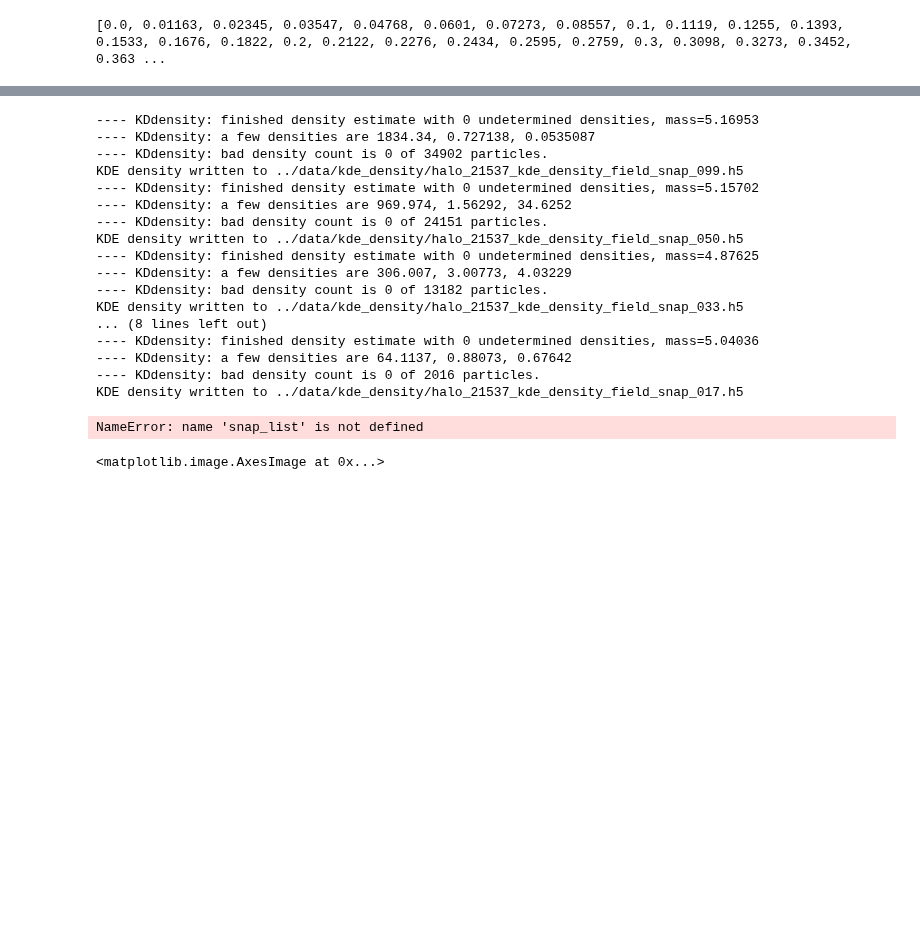
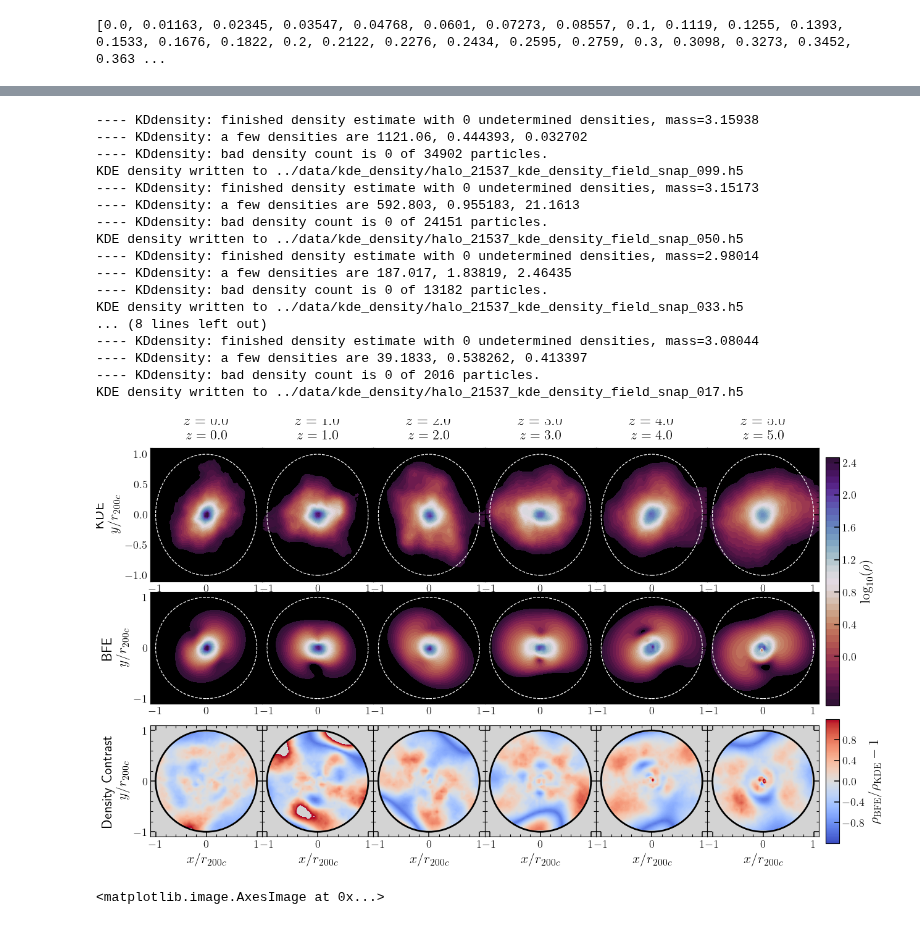
Before and after one commit to jngaravitoc/Illustris-BFE, a Jupyter notebook: notebooks/example_halo_21537.ipynb, the cells around one changed output, grey strips where cells are left out. Drawn from its saved outputs; the diff is of its cells as text; code cells hidden in the pictures; blank space fills up the shorter version.

```diff
--- a/notebooks/example_halo_21537.ipynb
+++ b/notebooks/example_halo_21537.ipynb
@@ -474,10 +323,12 @@ Fields written to ../data/bfe_density/halo_21537_bfe_density_16_08_snap_017.h5
 # %%
+import os
 from compute_fields import compute_kde_density
 import data_ios
 from field_io import write_kde_density
 dbins = np.linspace(-1.1, 1.1, 50)
 grid_arrays = np.meshgrid(dbins, dbins, dbins, indexing="ij")
 grid = np.stack(grid_arrays)
+snap_basename = "galaxies_halo_{subfind_id}_tng50-3-dark_{snap:03d}.hdf5"
 
 
 sim = "tng35-3-dark"
@@ -496,26 +347,26 @@ for s in snap_list[:6]:
 
     halo_data = {
         'pos': coords / R200c_halo[s],
-        'mass': masses / (4*np.pi*rho200c_halo[s] * R200c_halo[s]**3),
+        'mass': masses / (rho200c_halo[s] * R200c_halo[s]**3),
     }
     kde_density_field = compute_kde_density(halo_data['pos'], halo_data['mass'], grid)
     write_kde_density(kde_density_field, "../data/kde_density/halo_{}_kde_density_field_snap_{:03d}.h5".format(21537, s), (50, 50, 50), input_snap, Ndens=64)
 # %% [output]
----- KDdensity: finished density estimate with 0 undetermined densities, mass=5.16953
----- KDdensity: a few densities are 1834.34, 0.727138, 0.0535087
+---- KDdensity: finished density estimate with 0 undetermined densities, mass=3.15938
+---- KDdensity: a few densities are 1121.06, 0.444393, 0.032702
 ---- KDdensity: bad density count is 0 of 34902 particles.
 KDE density written to ../data/kde_density/halo_21537_kde_density_field_snap_099.h5
----- KDdensity: finished density estimate with 0 undetermined densities, mass=5.15702
----- KDdensity: a few densities are 969.974, 1.56292, 34.6252
+---- KDdensity: finished density estimate with 0 undetermined densities, mass=3.15173
+---- KDdensity: a few densities are 592.803, 0.955183, 21.1613
 ---- KDdensity: bad density count is 0 of 24151 particles.
 KDE density written to ../data/kde_density/halo_21537_kde_density_field_snap_050.h5
----- KDdensity: finished density estimate with 0 undetermined densities, mass=4.87625
----- KDdensity: a few densities are 306.007, 3.00773, 4.03229
+---- KDdensity: finished density estimate with 0 undetermined densities, mass=2.98014
+---- KDdensity: a few densities are 187.017, 1.83819, 2.46435
 ---- KDdensity: bad density count is 0 of 13182 particles.
 KDE density written to ../data/kde_density/halo_21537_kde_density_field_snap_033.h5
 ... (8 lines left out)
----- KDdensity: finished density estimate with 0 undetermined densities, mass=5.04036
----- KDdensity: a few densities are 64.1137, 0.88073, 0.67642
+---- KDdensity: finished density estimate with 0 undetermined densities, mass=3.08044
+---- KDdensity: a few densities are 39.1833, 0.538262, 0.413397
 ---- KDdensity: bad density count is 0 of 2016 particles.
 KDE density written to ../data/kde_density/halo_21537_kde_density_field_snap_017.h5
 # %%
@@ -590,8 +441,8 @@ rho_levels = np.linspace(-0.6, rho_vmax, 40)
 log_res_levels = np.linspace(-1.2, 1.2, 100)  # Extended range for better color spread
 log_res_ticks = np.array([-0.8, -0.4, 0, 0.4, 0.8])  # Discrete tick positions
 
-# Create figure with gridspec for zero spacing
-fig = plt.figure(figsize=(2.4 * len(snap_list[:6]), 2.8 * 3))
+# Create figure with gridspec for square panels
+fig = plt.figure(figsize=(2.8 * len(snap_list[:6]), 2.8 * 3))
 gs = gridspec.GridSpec(3, len(snap_list[:6]), figure=fig,
                        height_ratios=[1, 1, 1],
                        hspace=0.0, wspace=0.0)
@@ -614,7 +465,9 @@ for j, (s, kde_log, bfe_log, log_res) in enumerate(plot_data):
 # Make each panel square and hide y-axis numbers for non-first-column subplots
 for i, ax_row in enumerate(axs):
     for j, ax in enumerate(ax_row):
-        ax.set_aspect("equal", adjustable="box")
+        ax.set_box_aspect(1)
+        ax.set_xlim(-1.1, 1.1)
+        ax.set_ylim(-1.1, 1.1)
         # Add black background to density plot rows (rows 0 and 1)
         if i < 2:
             ax.set_facecolor('black')
@@ -628,41 +481,34 @@ for i, ax_row in enumerate(axs):
             ax.add_patch(circle2)
         # Hide y-axis tick labels and ticks for columns other than first
         if j > 0:
             plt.setp(ax.get_yticklabels(), visible=False)
 
 # Row labels
 axs[0, 0].set_ylabel("KDE\n" + r"$y / r_{200c}$", fontsize=16)
 axs[1, 0].set_ylabel("BFE\n" + r"$y / r_{200c}$", fontsize=16)
 axs[2, 0].set_ylabel("Density Contrast\n" + r"$y / r_{200c}$", fontsize=16)
 
 # Bottom x labels
 for j in range(len(snap_list[:6])):
     axs[2, j].set_xlabel(r"$x / r_{200c}$", fontsize=16)
 
-# Top x-axis with redshift values
-for j, s in enumerate(snap_list[:6]):
-    ax_top = axs[0, j].twiny()
-    ax_top.set_xlim(axs[0, j].get_xlim())
-    ax_top.set_xticks([])
-    ax_top.set_xlabel(f"$z={z_halo[s]}$", fontsize=16, labelpad=10)
-
 # Colorbars with consistent thickness and height matching plots
 cbar1 = fig.colorbar(rho_mappable, ax=axs[:2, :].flatten(), pad=0.01, aspect=18, fraction=0.02)
 rho_ticks = np.array([0.005, 0.4, 0.8, 1.2, 1.6, 2.0, 2.4])
 rho_tick_labels = ['$0.0$', '$0.4$', '$0.8$', '$1.2$', '$1.6$', '$2.0$', '$2.4$']
 cbar1.set_ticks(rho_ticks)
 cbar1.set_ticklabels(rho_tick_labels)
 cbar1.set_label(r"$\log_{10}(\rho)$", fontsize=16)
 
 cbar2 = fig.colorbar(log_res_mappable, ax=axs[2, :].flatten(), pad=0.01, aspect=9, fraction=0.02)
 cbar2.set_ticks(log_res_ticks)
 cbar2.set_label(r"$\rho_{\mathrm{BFE}} / \rho_{\mathrm{KDE}} - 1$", fontsize=16)
 #plt.savefig(f'../temp_figures/2d_density_profiles_evolution_halo_21537_{nmax:02d}_{lmax:02d}.png', bbox_inches='tight')
 #plt.savefig(f'../temp_figures/2d_density_profiles_evolution_halo_21537_{nmax:02d}_{lmax:02d}.pdf', bbox_inches='tight')
 
 plt.show()
 # %% [output]
-NameError: name 'snap_list' is not defined
+[figure, added]
 # %%
 plt.figure(figsize=(10, 3))
 plt.imshow(np.log10(coefs.Power().T) , aspect='auto', origin='lower', extent=[t_halo[2], t_halo[99], 0, 8], cmap='viridis')
```
Also changed, not shown: parts of 13 cells of this notebook.
